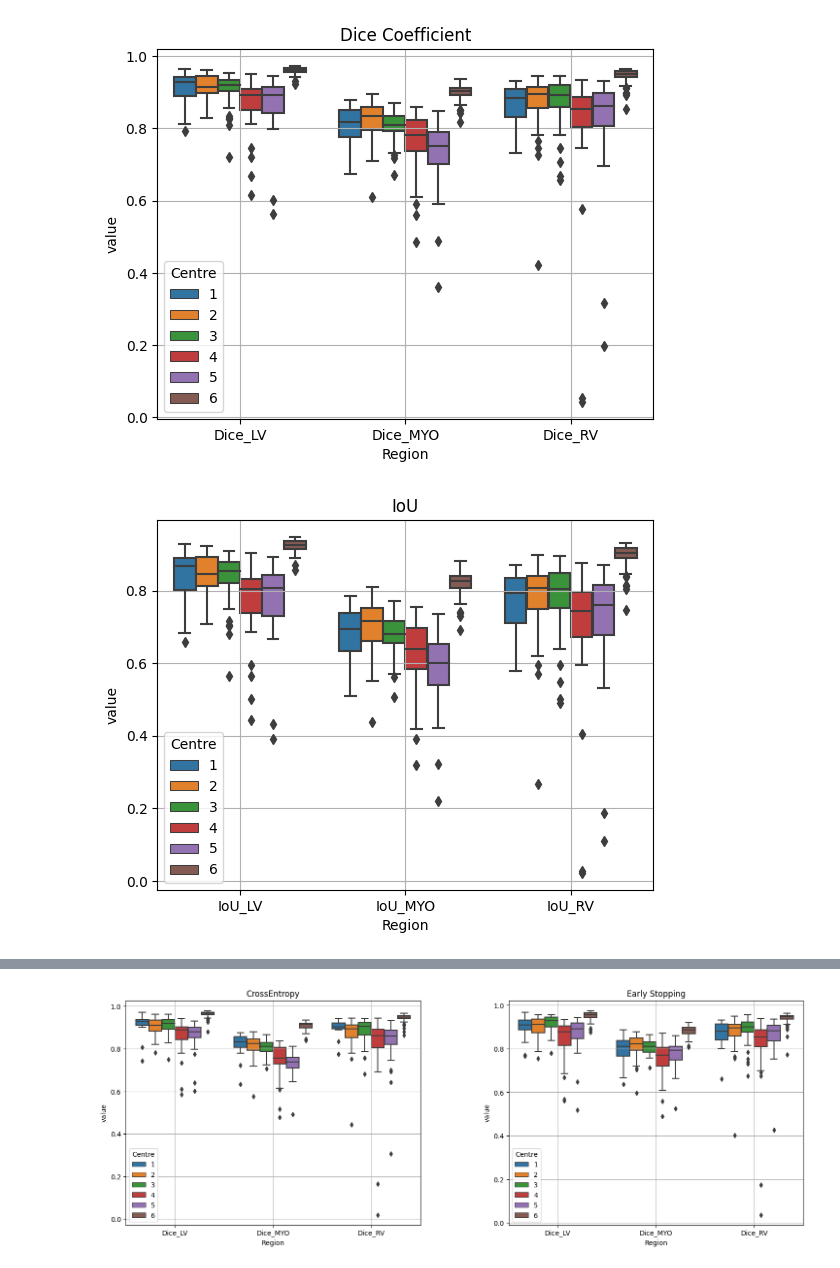
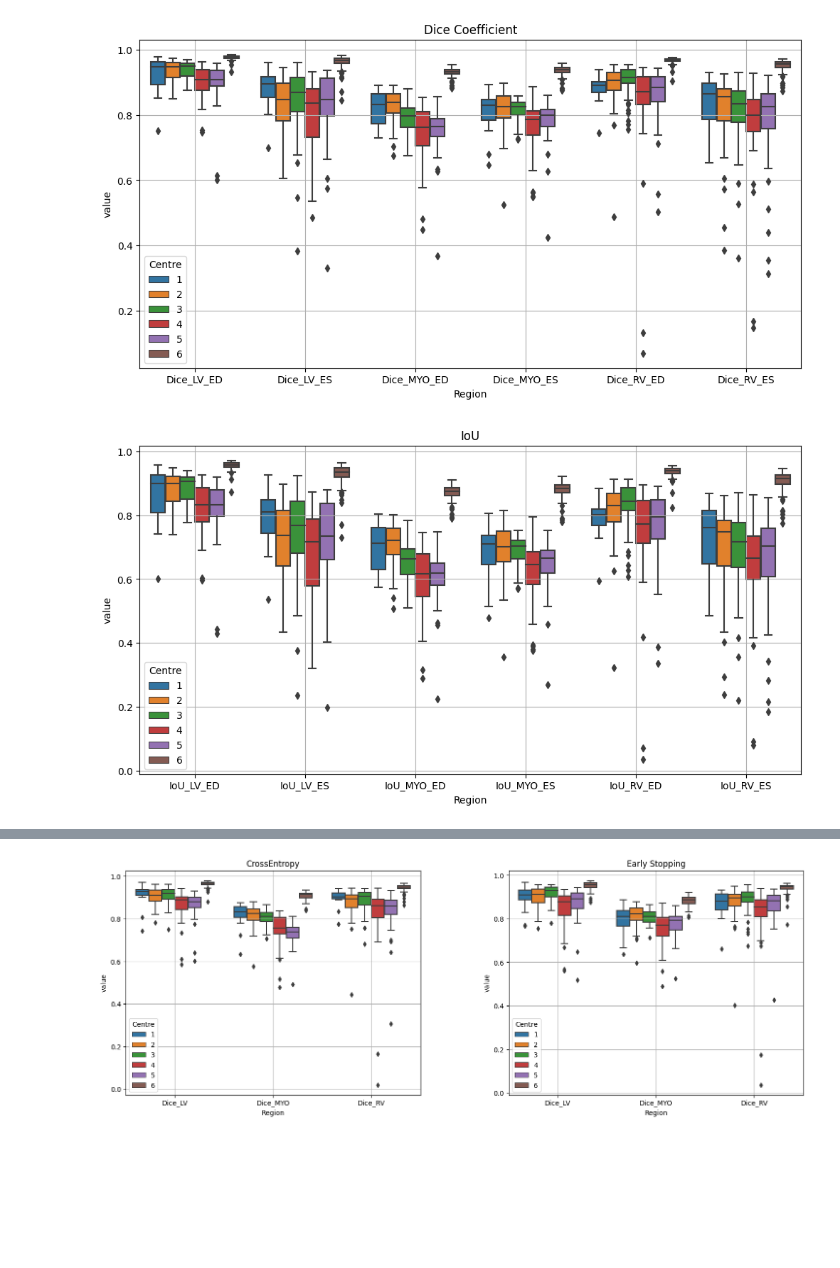
Before and after one commit to MAHDI-Imen/M-M, a Jupyter notebook: Results_Analysis.ipynb, the cells around one changed output, grey strips where cells are left out. Cells and saved outputs as stored; diff of their text form; code cells hidden in the pictures; blank space fills up the shorter version.

Commit message:
Seperate ES and ED results

```diff
--- a/Results_Analysis.ipynb
+++ b/Results_Analysis.ipynb
@@ -4,6 +4,6 @@ import matplotlib.pyplot as plt
 
 import seaborn as sns
 # %%
-results = pd.read_csv('Results/rescale_simple.csv', index_col=0)
+results = pd.read_csv('Results/Cross_Entropy.csv', index_col=0)
 results.head(5)
 # %% [output]
@@ -29,22 +29,30 @@ grouped_by_vendor
 # %%
+plt.figure(figsize=(12,6))
 ax = sns.boxplot(data = results.melt(id_vars = 'Centre',
-                  value_vars = ['Dice_LV',
-                                'Dice_MYO',
-                                'Dice_RV'],
+                  value_vars = ['Dice_LV_ED',
+                                'Dice_LV_ES',
+                                'Dice_MYO_ED',
+                                'Dice_MYO_ES',
+                                'Dice_RV_ED',
+                                'Dice_RV_ES'],
                   var_name = 'Region'),
                 hue = 'Centre',
                 x = 'Region',
                 y = 'value')
 plt.title("Dice Coefficient")
 plt.grid(True)
 plt.show()
 # %% [output]
-[figure, old version]
+[figure, new version]
 # %%
+plt.figure(figsize=(12,6))
 ax = sns.boxplot(data = results.melt(id_vars = 'Centre',
-                  value_vars = ['IoU_LV',
-                                'IoU_MYO',
-                                'IoU_RV'],
+                  value_vars = ['IoU_LV_ED',
+                                'IoU_LV_ES',
+                                'IoU_MYO_ED',
+                                'IoU_MYO_ES',
+                                'IoU_RV_ED',
+                                'IoU_RV_ES'],
                   var_name = 'Region'),
                 hue = 'Centre',
                 x = 'Region',
@@ -53,7 +61,7 @@ plt.title("IoU")
 plt.grid(True)
 plt.show()
 # %% [output]
-[figure, old version]
+[figure, new version]
 # %%
 results2 = pd.read_csv('Results/Cross_Entropy.csv', index_col=0)
 results2.head(5)
```
Also changed, not shown: parts of 2 cells of this notebook, 6 other files.
